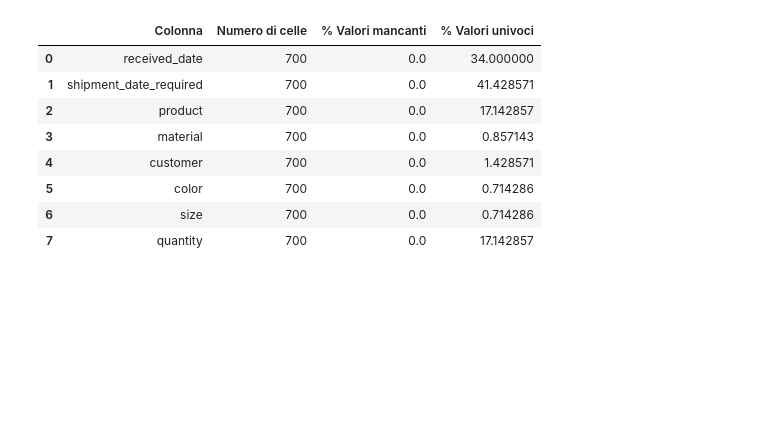
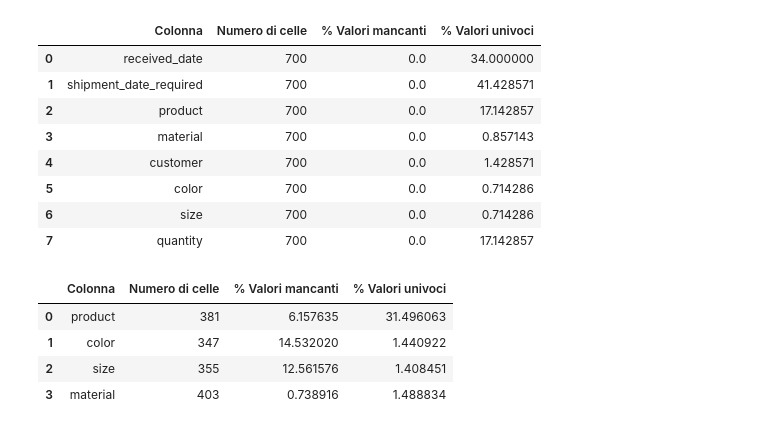
Before and after one commit to paolpal/DataHarmonizer, a Jupyter notebook: DataHarmonizer.ipynb, the cells around one changed output. Saved outputs shown, nothing was run; the diff lists cells and outputs as text; code cells hidden in the pictures; blank space fills up the shorter version.

```diff
--- a/DataHarmonizer.ipynb
+++ b/DataHarmonizer.ipynb
@@ -268,3 +289,12 @@ tabular_report(Ordini)
 | 5 | color | 700 | 0.0 | 0.714286 |
 | 6 | size | 700 | 0.0 | 0.714286 |
 | 7 | quantity | 700 | 0.0 | 17.142857 |
+# %%
+Catalogo.combine_first(Ordini)
+tabular_report(Catalogo)
+# %% [output]
+|  | Colonna | Numero di celle | % Valori mancanti | % Valori univoci |
+| 0 | product | 381 | 6.157635 | 31.496063 |
+| 1 | color | 347 | 14.532020 | 1.440922 |
+| 2 | size | 355 | 12.561576 | 1.408451 |
+| 3 | material | 403 | 0.738916 | 1.488834 |
```
Also changed, not shown: parts of 4 cells of this notebook, 10 other files.
